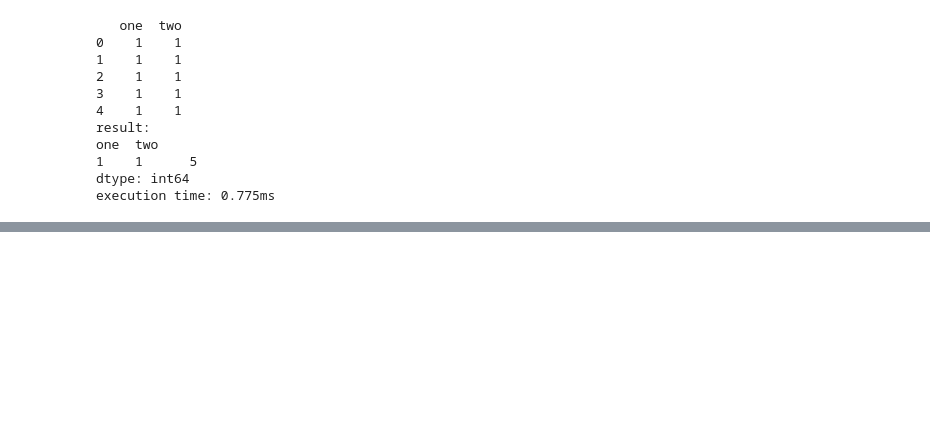
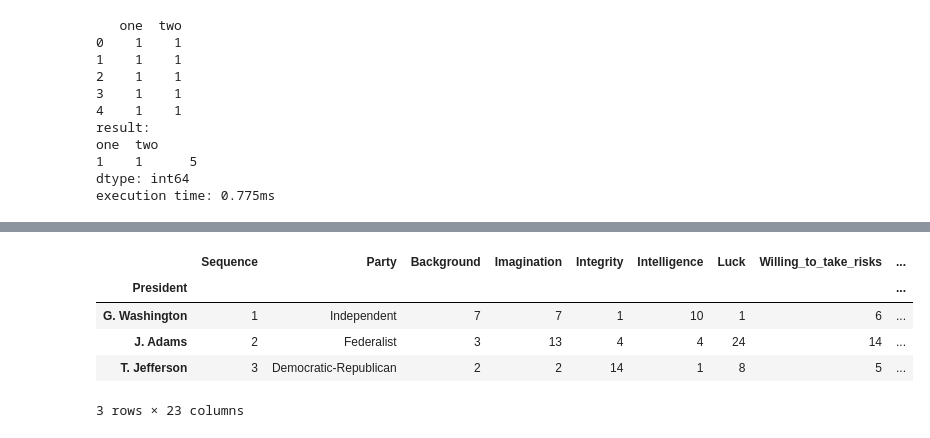
Before and after one commit to golyshevskii/pandas_thoughts, a Jupyter notebook: lol_dataframe.ipynb, the cells around one changed output, grey strips where cells are left out. Cells and saved outputs as stored; diff of their text form; code cells hidden in the pictures; blank space fills up the shorter version.

```diff
--- a/lol_dataframe.ipynb
+++ b/lol_dataframe.ipynb
@@ -469,0 +503,3 @@ execution time: 0.775ms
+# %%
+# t_df.set_index('Party')['Democratic':] # KeyError
+t_df.set_index('Party').sort_index().loc['Democratic':'Republican'].head(2)
@@ -469,0 +512,14 @@ execution time: 0.775ms
+# %%
+def name_initials(val: str) -> str:
+    name = val.split()
+    return '. '.join([f'{name[0][0]}', *name[1:]])
+
+
+t_df.set_index('President').rename(name_initials).head(3)
+# %% [output]
+|  | Sequence | Party | Background | Imagination | Integrity | Intelligence | Luck | Willing_to_take_risks | ... |
+| President |  |  |  |  |  |  |  |  | ... |
+| G. Washington | 1 | Independent | 7 | 7 | 1 | 10 | 1 | 6 | ... |
+| J. Adams | 2 | Federalist | 3 | 13 | 4 | 4 | 24 | 14 | ... |
+| T. Jefferson | 3 | Democratic-Republican | 2 | 2 | 14 | 1 | 8 | 5 | ... |
+3 rows × 23 columns
```
Also changed, not shown: parts of 7 cells of this notebook.
